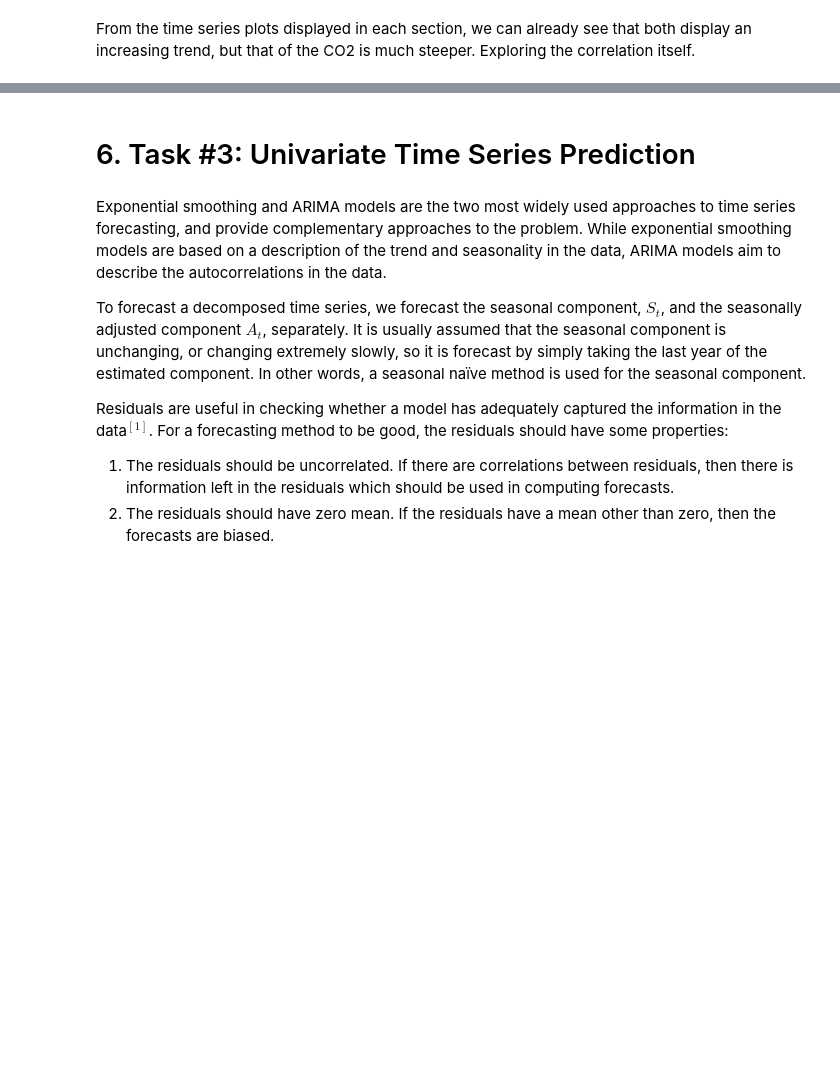
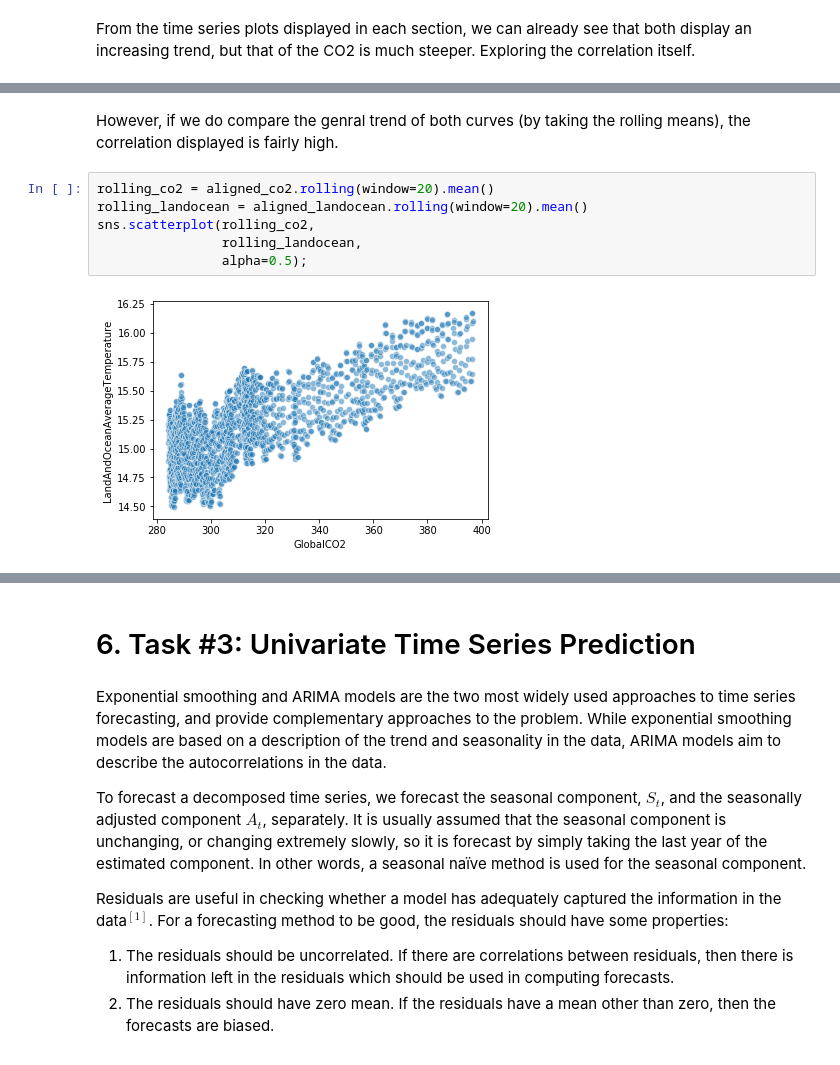
Before and after one commit to alvarocapelo/time-series-analysis, a Jupyter notebook: global-temperature/global-temperature-analysis.ipynb, the cells around one changed output, grey strips where cells are left out. Cells and saved outputs as stored; diff of their text form; blank space fills up the shorter version.

```diff
--- a/global-temperature/global-temperature-analysis.ipynb
+++ b/global-temperature/global-temperature-analysis.ipynb
@@ -734,0 +741,10 @@ As observed above, the linear correlation between both series is not obvious, al
+# %% [markdown]
+However, if we do compare the genral trend of both curves (by taking the rolling means), the correlation displayed is fairly high.
+# %%
+rolling_co2 = aligned_co2.rolling(window=20).mean()
+rolling_landocean = aligned_landocean.rolling(window=20).mean()
+sns.scatterplot(rolling_co2,
+                rolling_landocean,
+                alpha=0.5);
+# %% [output]
+[figure, added]
```
Also changed, not shown: parts of 10 cells of this notebook.
